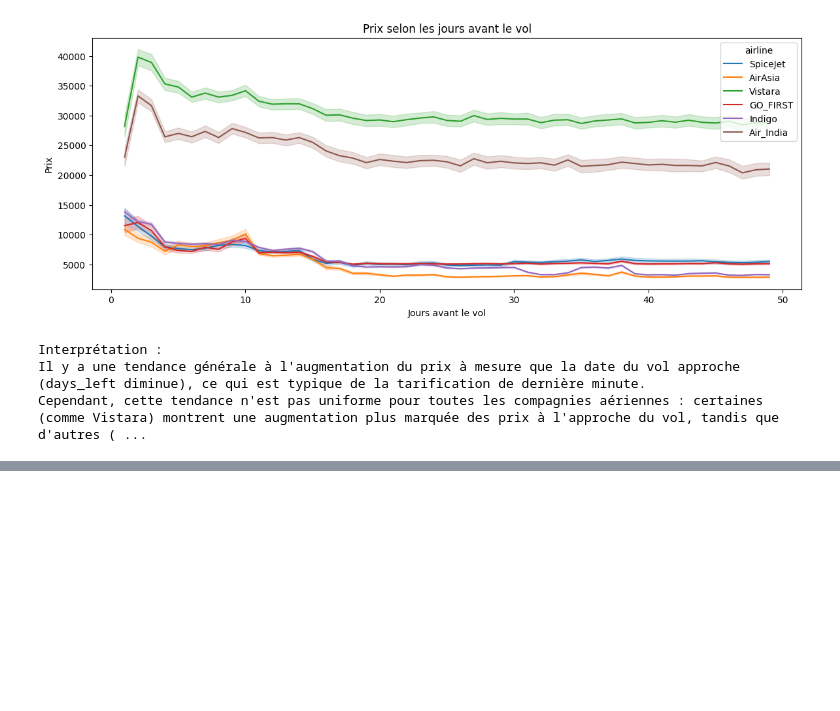
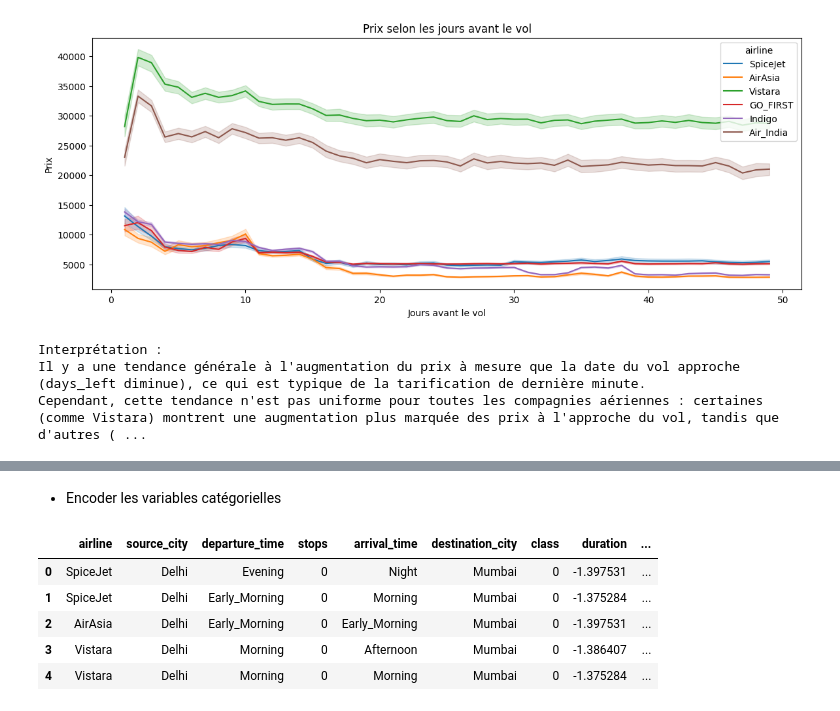
Before and after one commit to Abdelali-Ouhsine/Flight-Price-Prediction-ML, a Jupyter notebook: Machine Learning _Prédiction du prix des billets d’avion.ipynb, the cells around one changed output, grey strips where cells are left out. Drawn from its saved outputs; the diff is of its cells as text; code cells hidden in the pictures; blank space fills up the shorter version.

```diff
--- a/Machine Learning _Prédiction du prix des billets d’avion.ipynb
+++ b/Machine Learning _Prédiction du prix des billets d’avion.ipynb
@@ -390,0 +438,22 @@ Cependant, cette tendance n'est pas uniforme pour toutes les compagnies aérienn
+# %% [markdown]
+- Encoder les variables catégorielles
+# %%
+# Mapping des variables ordinales (class, stops)
+
+# Définition des dictionnaires de mapping
+mapping_class = {'Economy': 0, 'Business': 1}
+mapping_stops = {'zero': 0, 'one': 1, 'two_or_more': 2}
+
+# Application du mapping
+df['class'] = df['class'].map(mapping_class)
+df['stops'] = df['stops'].map(mapping_stops)
+
+# Vérification :
+df.head()
+# %% [output]
+|  | airline | source_city | departure_time | stops | arrival_time | destination_city | class | duration | ... |
+| 0 | SpiceJet | Delhi | Evening | 0 | Night | Mumbai | 0 | -1.397531 | ... |
+| 1 | SpiceJet | Delhi | Early_Morning | 0 | Morning | Mumbai | 0 | -1.375284 | ... |
+| 2 | AirAsia | Delhi | Early_Morning | 0 | Early_Morning | Mumbai | 0 | -1.397531 | ... |
+| 3 | Vistara | Delhi | Morning | 0 | Afternoon | Mumbai | 0 | -1.386407 | ... |
+| 4 | Vistara | Delhi | Morning | 0 | Morning | Mumbai | 0 | -1.375284 | ... |
```
Also changed, not shown: parts of 12 cells of this notebook.
